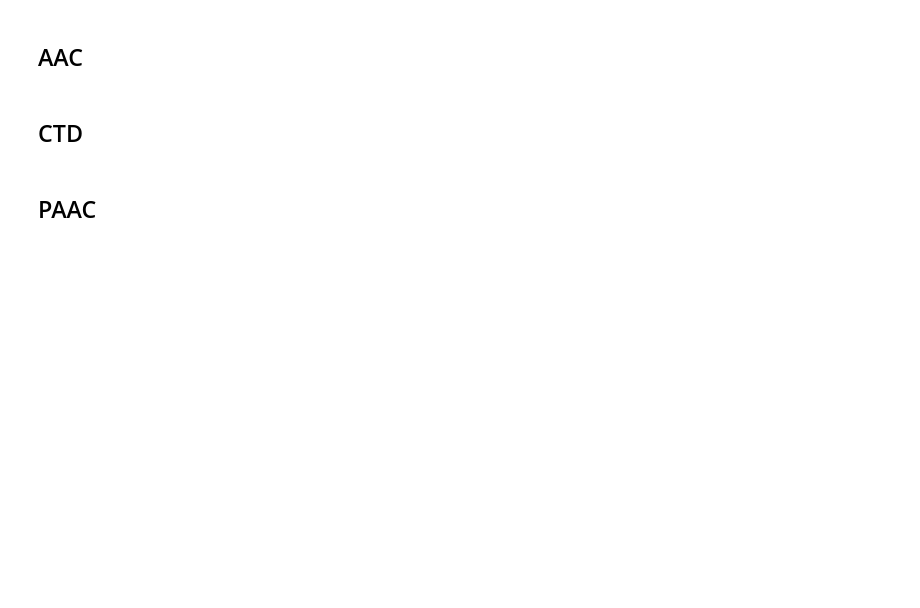
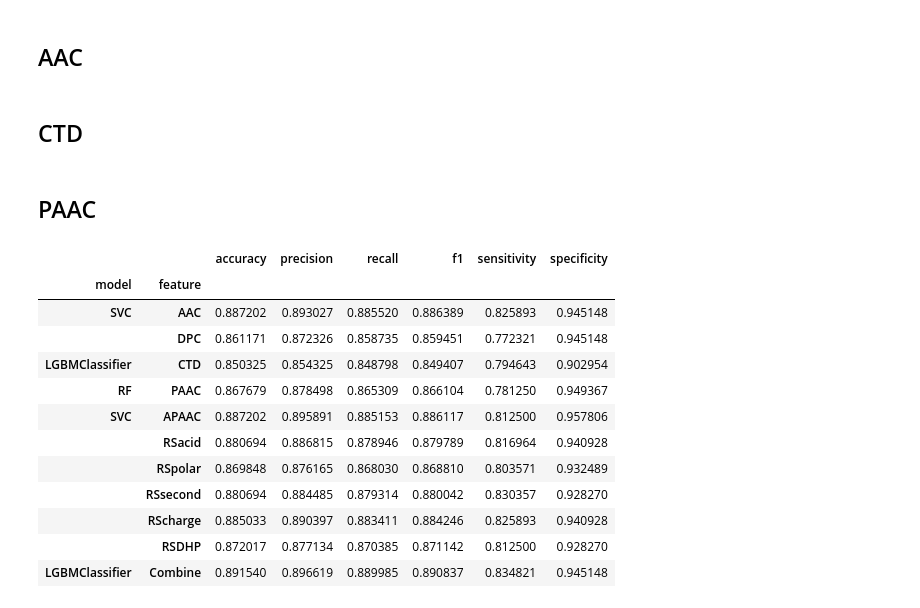
Before and after one commit to DevinDeSilva/DruggableProtienPrediction, a Jupyter notebook: hyperparameter_vizualization.ipynb, the cells around one changed output. Drawn from its saved outputs; the diff is of its cells as text; code cells hidden in the pictures; blank space fills up the shorter version.

```diff
--- a/hyperparameter_vizualization.ipynb
+++ b/hyperparameter_vizualization.ipynb
@@ -80,3 +81,49 @@ with open(os.path.join(config["model_save_loc"],feat_type,sel_model[feat_type],"
 optuna.visualization.plot_slice(study)
 # %%
 optuna.visualization.plot_contour(study, params=['n_estimators', 'max_depth'])
+# %%
+def get_base_clf_results(config):
+    ALL_FEAT = sel_model.keys()
+    model_dir = config["model_save_loc"]
+
+    metrics = {"model":[],"feature":[]}
+    for f in ALL_FEAT:
+        if not os.path.exists(os.path.join(model_dir,f,sel_model[f],"metrics.json")):
+            continue
+
+        with open(os.path.join(model_dir,f,sel_model[f],"metrics.json"),"r") as f0:
+            data = json.load(f0)
+
+        for k in data.keys():
+            try:
+                metrics[k].append(data[k])
+            except KeyError:
+                metrics[k] = [data[k]]
+
+        if sel_model[f] == "RandomForest":
+            metrics["model"].append("RF")
+        else:
+            metrics["model"].append(sel_model[f])
+        metrics["feature"].append(f)
+
+    metric_df = pd.DataFrame.from_dict(metrics,orient="columns")
+
+    return metric_df
+# %%
+metrics = get_base_clf_results(config)
+metrics = metrics.set_index(["model","feature"])
+metrics
+# %% [output]
+|  |  | accuracy | precision | recall | f1 | sensitivity | specificity |
+| model | feature |  |  |  |  |  |  |
+| SVC | AAC | 0.887202 | 0.893027 | 0.885520 | 0.886389 | 0.825893 | 0.945148 |
+|  | DPC | 0.861171 | 0.872326 | 0.858735 | 0.859451 | 0.772321 | 0.945148 |
+| LGBMClassifier | CTD | 0.850325 | 0.854325 | 0.848798 | 0.849407 | 0.794643 | 0.902954 |
+| RF | PAAC | 0.867679 | 0.878498 | 0.865309 | 0.866104 | 0.781250 | 0.949367 |
+| SVC | APAAC | 0.887202 | 0.895891 | 0.885153 | 0.886117 | 0.812500 | 0.957806 |
+|  | RSacid | 0.880694 | 0.886815 | 0.878946 | 0.879789 | 0.816964 | 0.940928 |
+|  | RSpolar | 0.869848 | 0.876165 | 0.868030 | 0.868810 | 0.803571 | 0.932489 |
+|  | RSsecond | 0.880694 | 0.884485 | 0.879314 | 0.880042 | 0.830357 | 0.928270 |
+|  | RScharge | 0.885033 | 0.890397 | 0.883411 | 0.884246 | 0.825893 | 0.940928 |
+|  | RSDHP | 0.872017 | 0.877134 | 0.870385 | 0.871142 | 0.812500 | 0.928270 |
+| LGBMClassifier | Combine | 0.891540 | 0.896619 | 0.889985 | 0.890837 | 0.834821 | 0.945148 |
```
Also changed, not shown: parts of 5 cells of this notebook, 52 other files.
